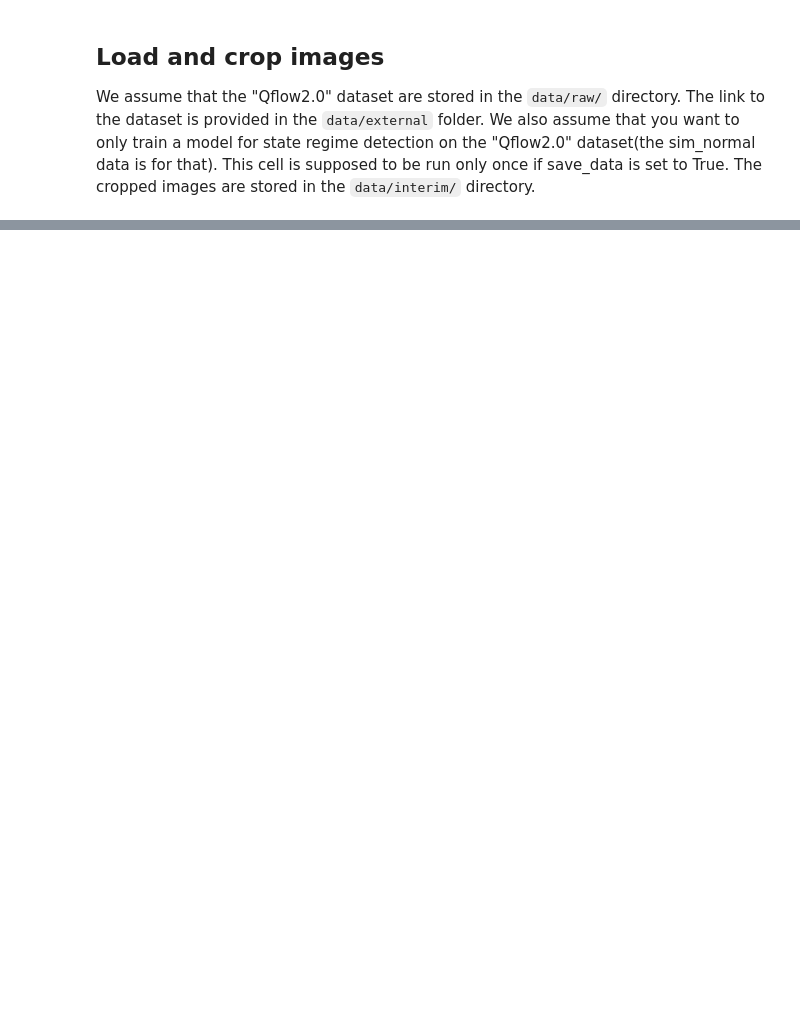
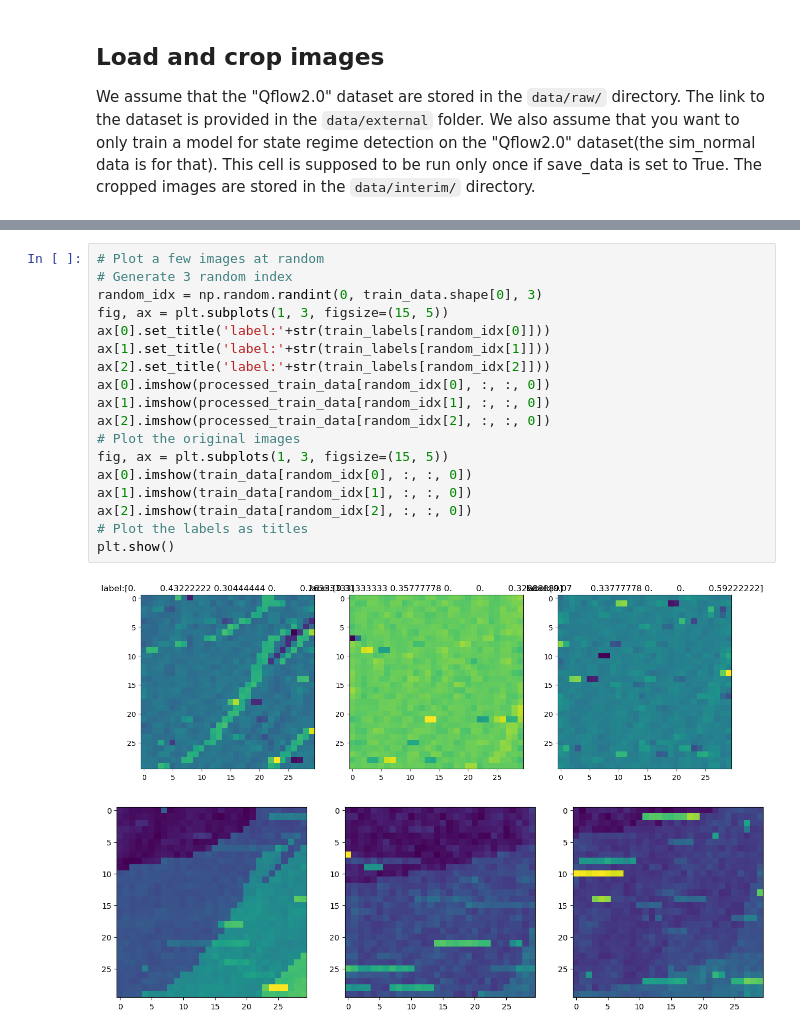
Before and after one commit to equal1/colibri, a Jupyter notebook: notebooks/1-rbals-train-regime-classification.ipynb, the cells around one changed output, grey strips where cells are left out. Saved outputs shown, nothing was run; the diff lists cells and outputs as text; blank space fills up the shorter version.

Commit message:
Completed the data processing pipeline

```diff
--- a/notebooks/1-rbals-train-regime-classification.ipynb
+++ b/notebooks/1-rbals-train-regime-classification.ipynb
@@ -36,0 +91,21 @@ KeyError: "Unable to open object (object 'phase' doesn't exist)"
+# %%
+# Plot a few images at random
+# Generate 3 random index
+random_idx = np.random.randint(0, train_data.shape[0], 3)
+fig, ax = plt.subplots(1, 3, figsize=(15, 5))
+ax[0].set_title('label:'+str(train_labels[random_idx[0]]))
+ax[1].set_title('label:'+str(train_labels[random_idx[1]]))
+ax[2].set_title('label:'+str(train_labels[random_idx[2]]))
+ax[0].imshow(processed_train_data[random_idx[0], :, :, 0])
+ax[1].imshow(processed_train_data[random_idx[1], :, :, 0])
+ax[2].imshow(processed_train_data[random_idx[2], :, :, 0])
+# Plot the original images
+fig, ax = plt.subplots(1, 3, figsize=(15, 5))
+ax[0].imshow(train_data[random_idx[0], :, :, 0])
+ax[1].imshow(train_data[random_idx[1], :, :, 0])
+ax[2].imshow(train_data[random_idx[2], :, :, 0])
+# Plot the labels as titles
+plt.show()
+# %% [output]
+[figure, added]
+[figure, added]
```
Also changed, not shown: parts of 8 cells of this notebook, 12 other files.
